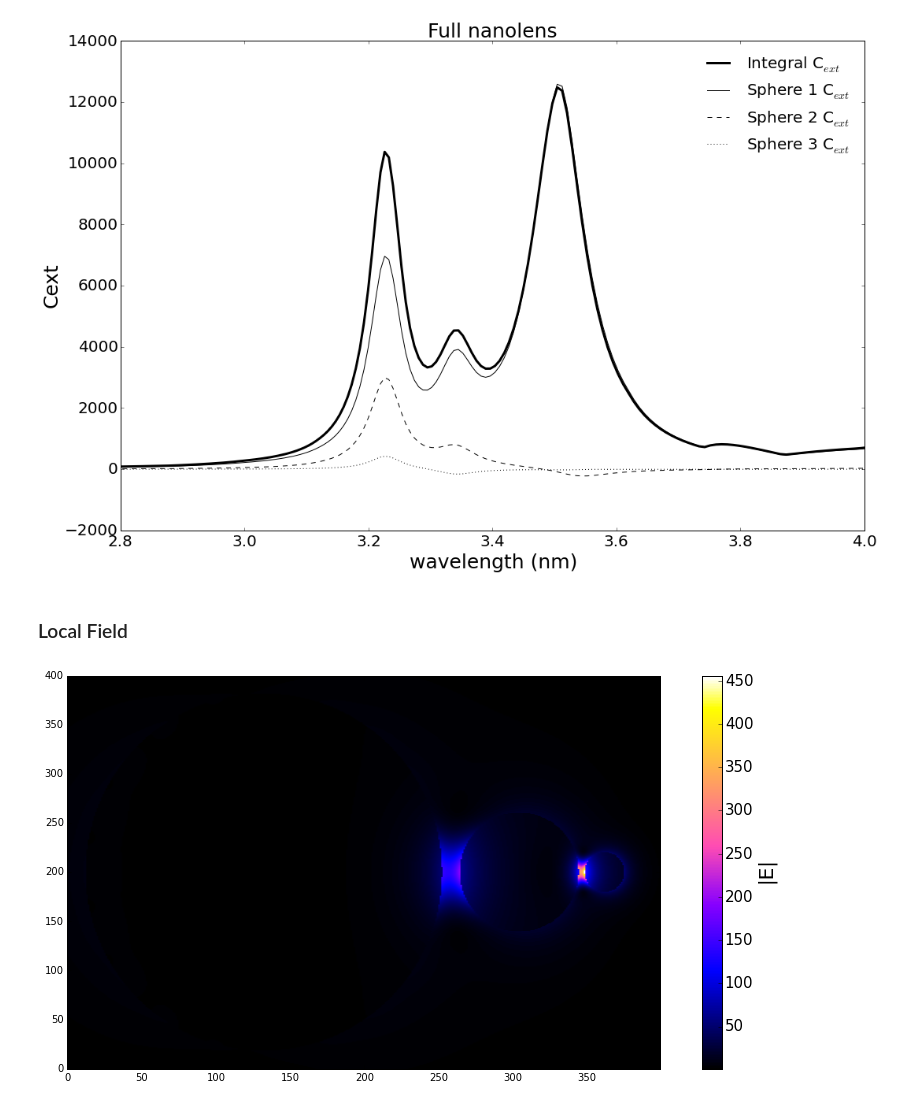
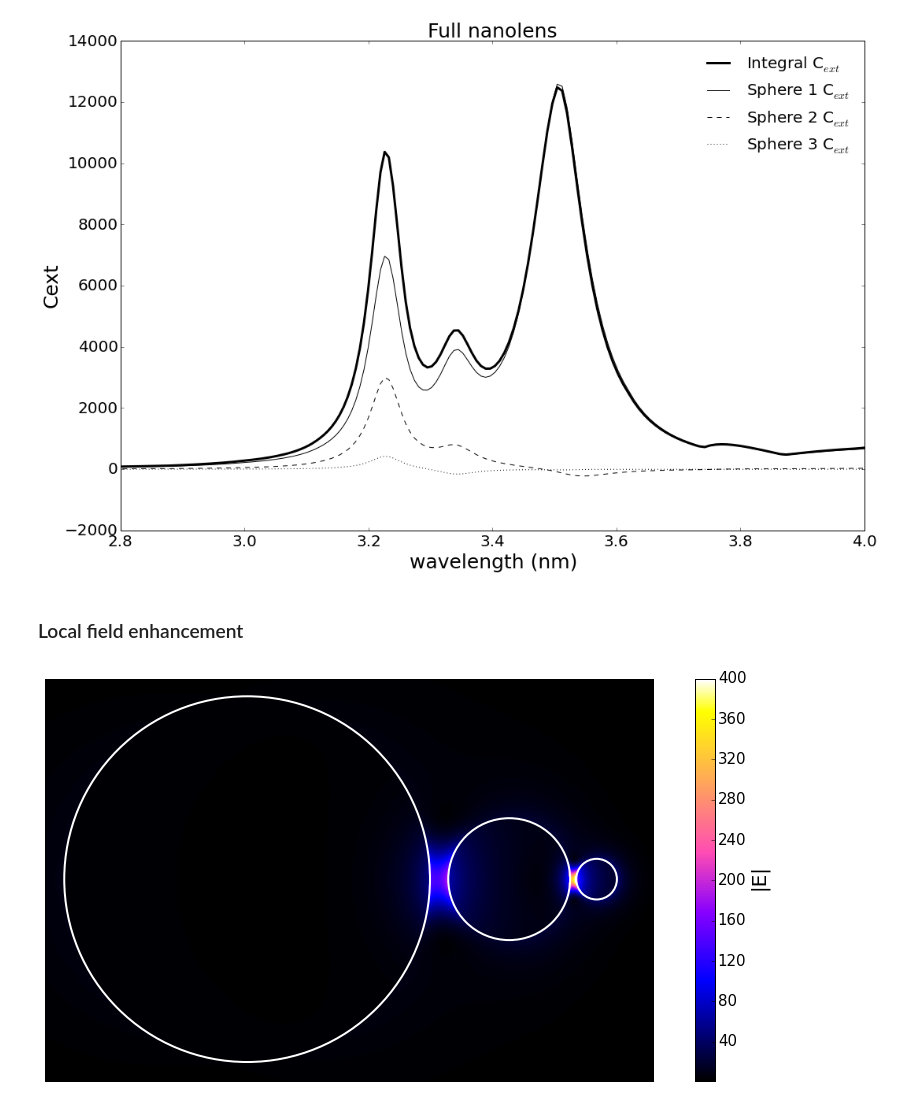
Before and after one commit to gevero/py_gmm, a Jupyter notebook: examples/Stockman Silver Nanolens.ipynb, the cells around one changed output. Saved outputs shown, nothing was run; the diff lists cells and outputs as text; code cells hidden in the pictures.

```diff
--- a/examples/Stockman Silver Nanolens.ipynb
+++ b/examples/Stockman Silver Nanolens.ipynb
@@ -75,0 +78,6 @@ for i,x in enumerate(m_xyz[1:,0]):
+# %%
+n_stop=20 # maximum multipolar expansion order
+f_int=0.0; # interaction cutoff (normally set to zero to have full interactions)
+lf_ratio=300; # plot sphere local field contribution up to a distance equal to d=lf_ratio*r_sphere
+qs_flag='yes' # use the quasi-static approximation for the current simulation
+n_E = 400  # local field plotting grid resolution
@@ -157,4 +224,4 @@ plt.tight_layout()
 # %% [output]
 [figure]
 # %% [markdown]
-### Local Field
+### Local field enhancement
@@ -208,16 +228,31 @@ m_E=np.array(m_E).reshape(n_E,n_E)
 # %%
 # local field plot
 f_size = 25
-plt.figure(2,figsize=(12,6))
-plt.imshow(m_E.T,origin='lower',cmap='gnuplot2', aspect=(y_max-y_min)/(x_max-x_min))
+fig = plt.figure(2,figsize=(12,6))
+ax = fig.add_subplot(1, 1, 1, aspect='equal')  # creating the plotting axis
+plt.imshow(m_E.T,origin='lower',cmap='gnuplot2', aspect=(y_max-y_min)/(x_max-x_min),vmax=400)
 
 # remove ticks
-
+plt.xticks([])
+plt.yticks([])
 
 # colorbar
 cb = plt.colorbar()
 cb.set_label('|E|', fontsize=f_size-5)
 cb.ax.tick_params(labelsize=f_size-10)
 plt.tight_layout()
+
+# sphere outlines
+for c,r in zip(m_xyz,v_r):
+
+    # aspect rations
+    x_ar = n_E/(x_max-x_min)
+    y_ar = n_E/(y_max-y_min)
+
+    # circle centers
+    c0=x_ar*(c[0]-x_min)
+    c1=y_ar*(c[1]-y_min)
+    ax.add_patch(Ellipse((c0,c1),2.0*r*x_ar,2.0*r*y_ar,facecolor='none',edgecolor='w',linewidth=2.0))
+    ax.eventson
 # %% [output]
-[figure, old version]
+[figure, new version]
```
Also changed, not shown: parts of 20 cells of this notebook, 1 other file.
